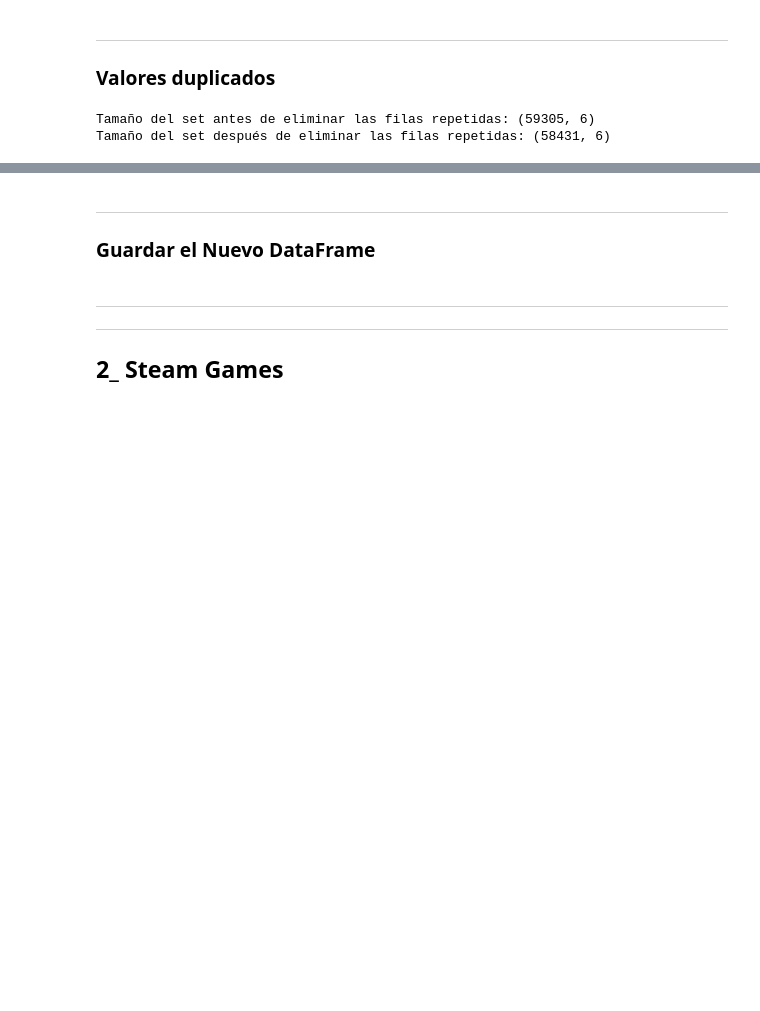
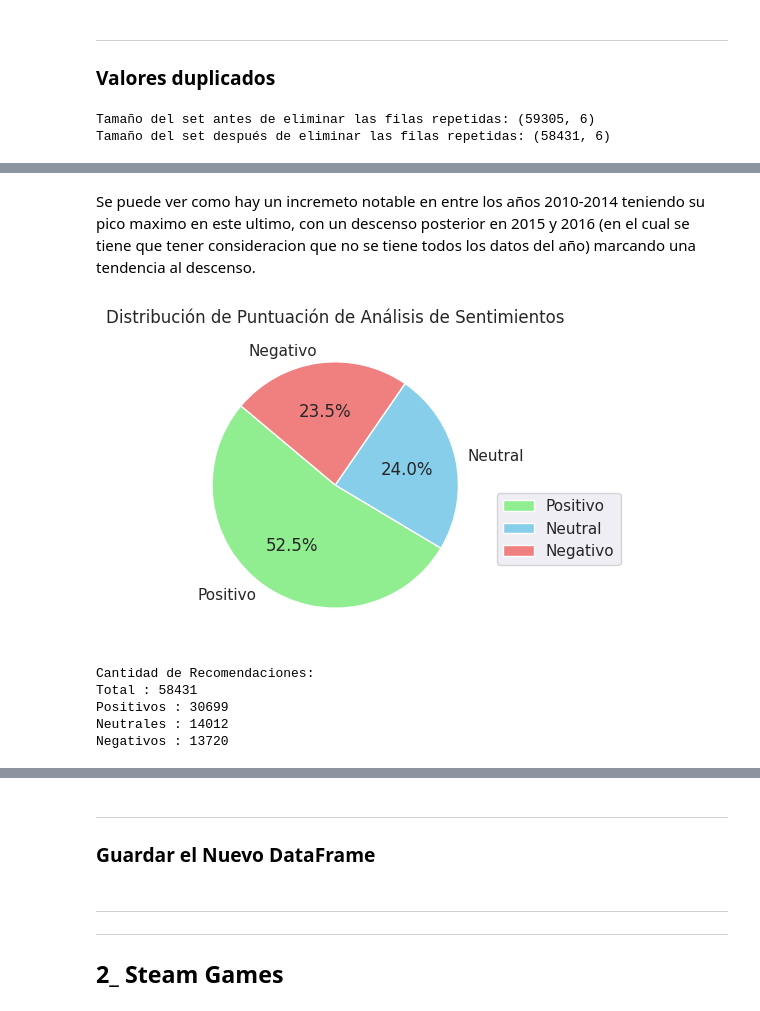
Before and after one commit to Blasferp/Proyecto_Mlop_1, a Jupyter notebook: ETL_EDA/EDA.ipynb, the cells around one changed output, grey strips where cells are left out. Drawn from its saved outputs; the diff is of its cells as text; code cells hidden in the pictures; blank space fills up the shorter version.

```diff
--- a/ETL_EDA/EDA.ipynb
+++ b/ETL_EDA/EDA.ipynb
@@ -300,0 +346,34 @@ Tamaño del set después de eliminar las filas repetidas: (58431, 6)
+# %% [markdown]
+Se puede ver como hay un incremeto notable en entre los años 2010-2014 teniendo su pico maximo en este ultimo, con un descenso posterior en
+2015 y 2016 (en el cual se tiene que tener consideracion que no se tiene todos los datos del año) marcando una tendencia al descenso.
+# %%
+# Frecuencia de la puntuación de análisis de sentimientos
+
+# Crea variable para laas cantidades
+frecuencia_sentimientos = df_user_reviews['Analisis_sentimientos'].value_counts()
+
+# Definir etiquetas y colores
+labels = ['Positivo', 'Neutral', 'Negativo']
+colors = ['lightgreen', 'skyblue','lightcoral']
+
+# Crear el gráfico de torta
+plt.figure(figsize=(4, 4))
+plt.pie(frecuencia_sentimientos, labels=labels, autopct='%1.1f%%', startangle=140, colors=colors)
+
+# Ajustes de etiquetas y títulos
+plt.title('Distribución de Puntuación de Análisis de Sentimientos')
+
+# Añadir leyenda
+plt.legend(labels, loc="best", bbox_to_anchor=(1, 0.5))
+
+# Mostrar el gráfico
+plt.show()
+
+print(f'Cantidad de Recomendaciones:\nTotal : {frecuencia_sentimientos.sum()} \nPositivos : {frecuencia_sentimientos[2]}\nNeutrales : {frecuencia_sentimientos[0]}\nNegativos : {frecuencia_sentimientos[1]}')
+# %% [output]
+[figure, added]
+Cantidad de Recomendaciones:
+Total : 58431
+Positivos : 30699
+Neutrales : 14012
+Negativos : 13720
```
Also changed, not shown: parts of 47 cells of this notebook, 8 other files.
